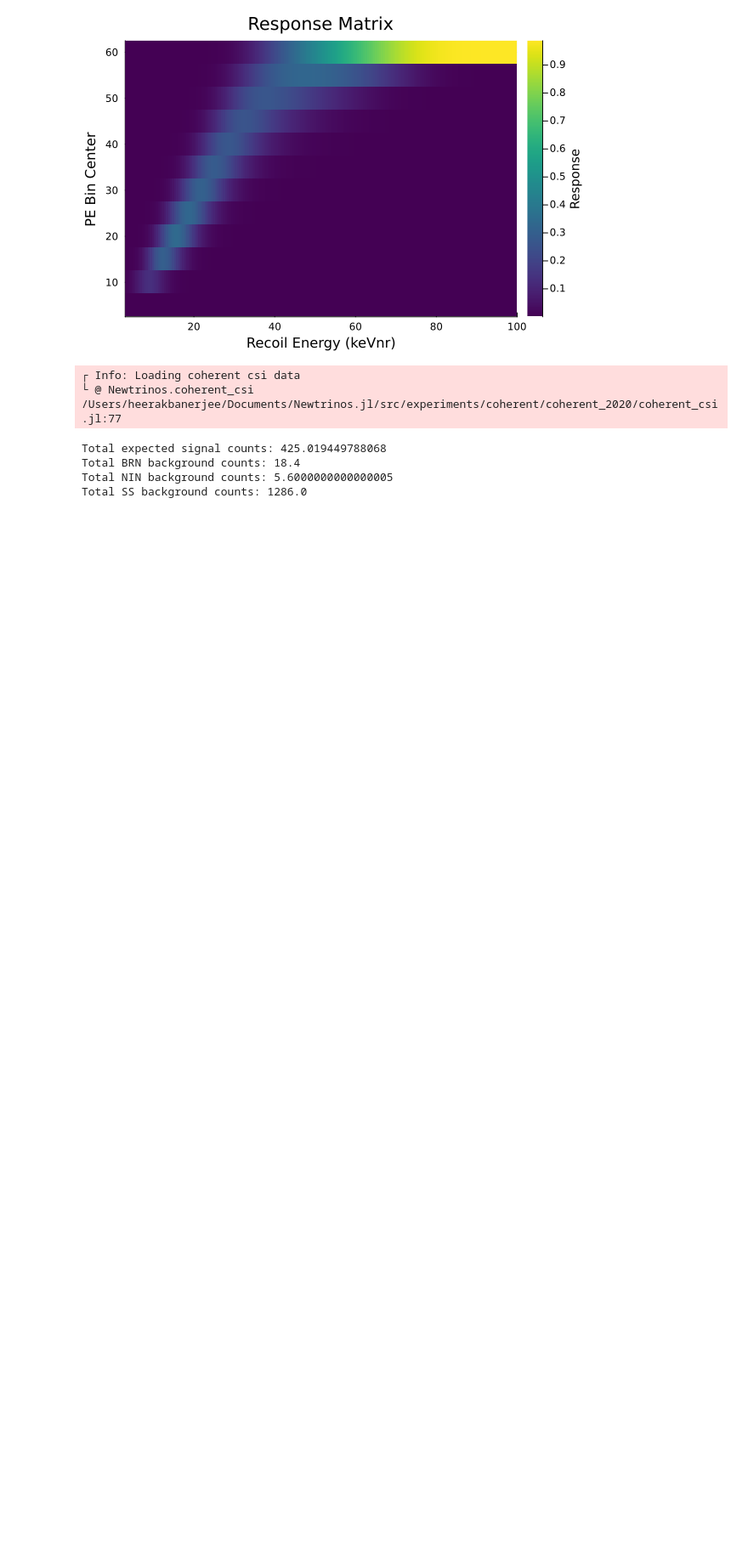
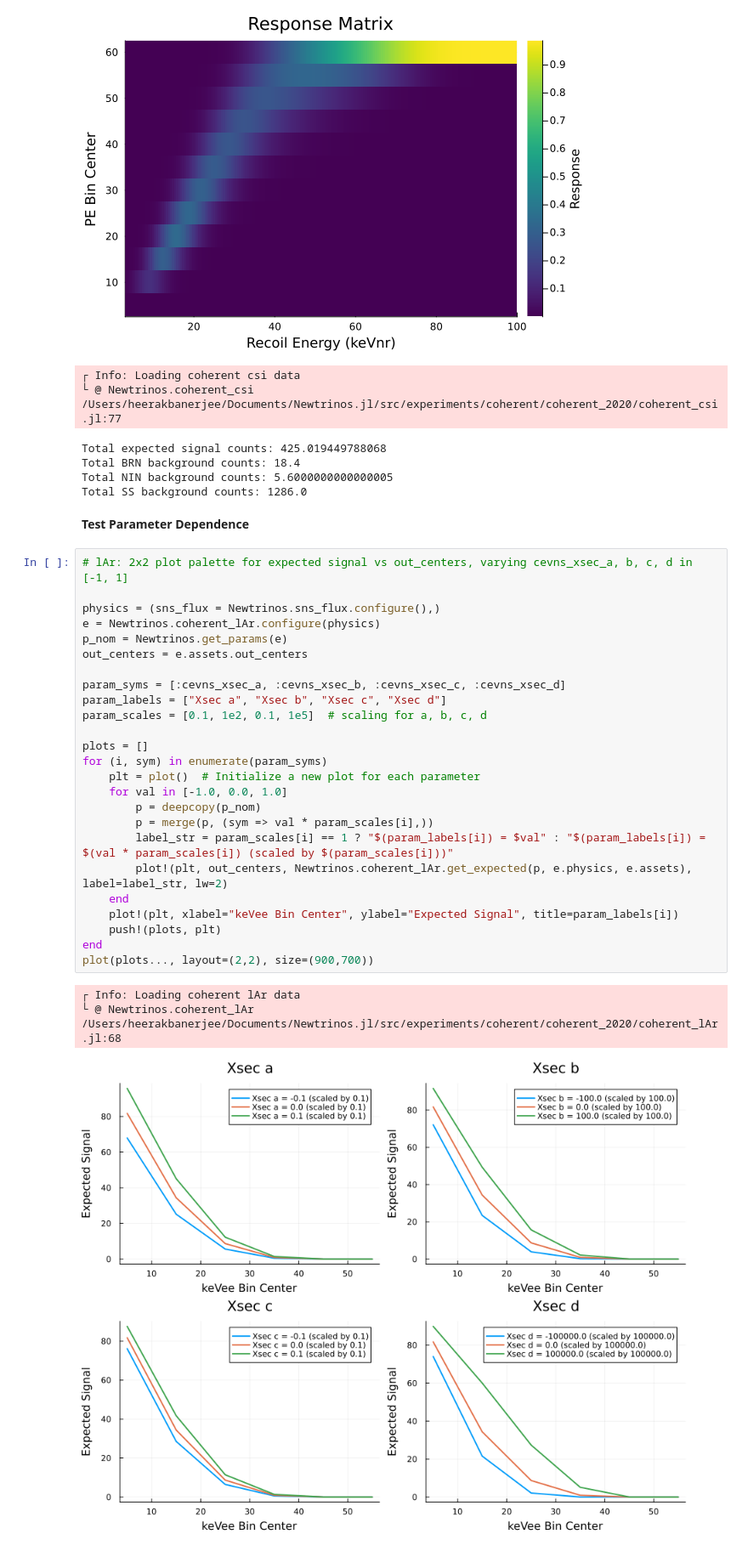
Before and after one commit to davschu/Newtrinos.jl, a Jupyter notebook: cevns_test.ipynb, the cells around one changed output. Shown at 85% size. Drawn from its saved outputs; the diff is of its cells as text; blank space fills up the shorter version.

```diff
--- a/cevns_test.ipynb
+++ b/cevns_test.ipynb
@@ -143,3 +145,34 @@ Total expected signal counts: 425.019449788068
 Total BRN background counts: 18.4
 Total NIN background counts: 5.6000000000000005
 Total SS background counts: 1286.0
+# %% [markdown]
+**Test Parameter Dependence**
+# %%
+# lAr: 2x2 plot palette for expected signal vs out_centers, varying cevns_xsec_a, b, c, d in [-1, 1]
+
+physics = (sns_flux = Newtrinos.sns_flux.configure(),)
+e = Newtrinos.coherent_lAr.configure(physics)
+p_nom = Newtrinos.get_params(e)
+out_centers = e.assets.out_centers
+
+param_syms = [:cevns_xsec_a, :cevns_xsec_b, :cevns_xsec_c, :cevns_xsec_d]
+param_labels = ["Xsec a", "Xsec b", "Xsec c", "Xsec d"]
+param_scales = [0.1, 1e2, 0.1, 1e5]  # scaling for a, b, c, d
+
+plots = []
+for (i, sym) in enumerate(param_syms)
+    plt = plot()  # Initialize a new plot for each parameter
+    for val in [-1.0, 0.0, 1.0]
+        p = deepcopy(p_nom)
+        p = merge(p, (sym => val * param_scales[i],))
+        label_str = param_scales[i] == 1 ? "$(param_labels[i]) = $val" : "$(param_labels[i]) = $(val * param_scales[i]) (scaled by $(param_scales[i]))"
+        plot!(plt, out_centers, Newtrinos.coherent_lAr.get_expected(p, e.physics, e.assets), label=label_str, lw=2)
+    end
+    plot!(plt, xlabel="keVee Bin Center", ylabel="Expected Signal", title=param_labels[i])
+    push!(plots, plt)
+end
+plot(plots..., layout=(2,2), size=(900,700))
+# %% [output]
+┌ Info: Loading coherent lAr data
+└ @ Newtrinos.coherent_lAr /Users/heerakbanerjee/Documents/Newtrinos.jl/src/experiments/coherent/coherent_2020/coherent_lAr.jl:68
+[figure, added]
```
Also changed, not shown: parts of 2 cells of this notebook, 4 other files.
